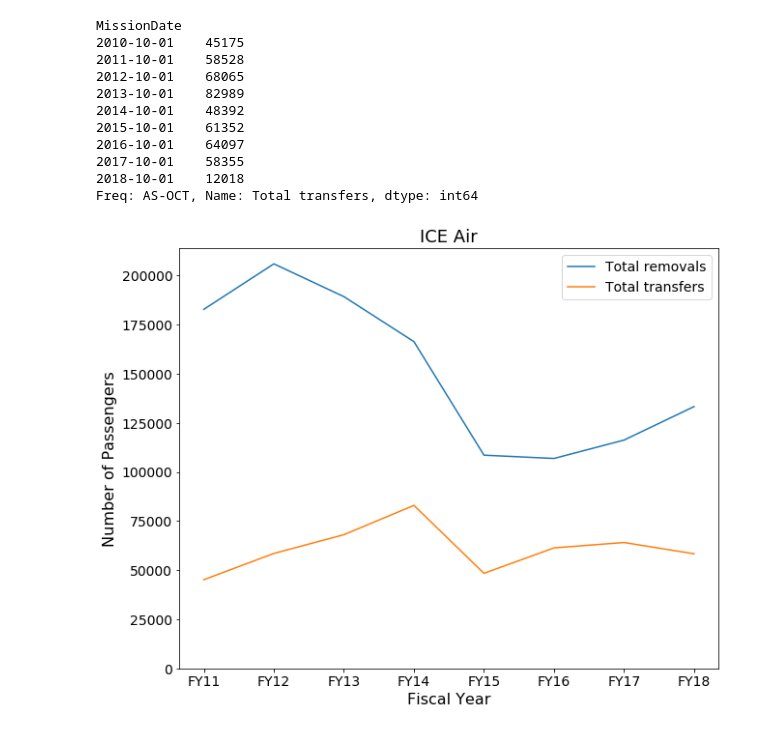
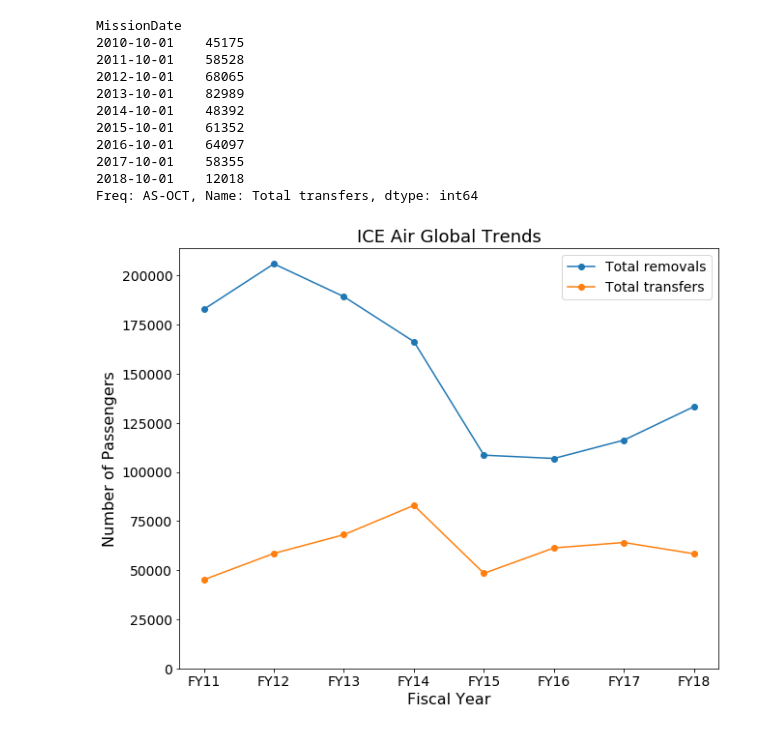
Before and after one commit to UWCHR/ice-air, a Jupyter notebook: analyze/note/global.ipynb, the cells around one changed output. Cells and saved outputs as stored; diff of their text form; code cells hidden in the pictures.

Commit message:
Notebook edits, primarily figure improvements

```diff
--- a/analyze/note/global.ipynb
+++ b/analyze/note/global.ipynb
@@ -313,24 +314,24 @@ Freq: AS-OCT, Name: Total transfers, dtype: int64
 # %%
 def pickup_dropoff_trend(data):
 
     fig, ax = plt.subplots()
 
     for datum in data:
-        ax = datum.plot(legend=True)
+        ax = datum.plot(style='o-', legend=True)
 
     ax.set_ylabel('Number of Passengers', fontsize=16)
     ax.set_ylim(0)
     ax.set_xticklabels([f'FY{str(x)[2:4]}' for x in range(2010,2019)])
     ax.set_xlabel('Fiscal Year', fontsize=16)
-    ax.set_title(f'ICE Air', fontsize=18)
+    ax.set_title(f'ICE Air Global Trends', fontsize=18)
     ax.tick_params(labelsize=14)
     ax.legend(fontsize=14)
 
     fig.set_size_inches(10, 8)
 #     fig.savefig(f'../output/{airport}-ICE-Air-Passengers.png', dpi=100)
     return fig, ax
 
 plot = pickup_dropoff_trend([annual_removals['2010':'2017'], annual_transfers['2010':'2017']]);
 # %% [output]
-[figure, old version]
+[figure, new version]
 # %%
```
Also changed, not shown: parts of 24 cells of this notebook.
